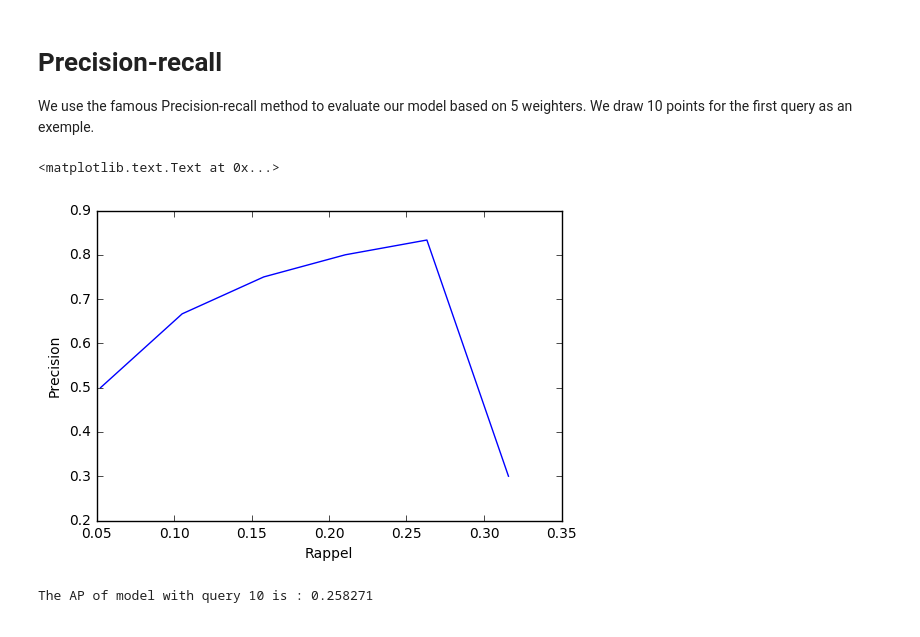
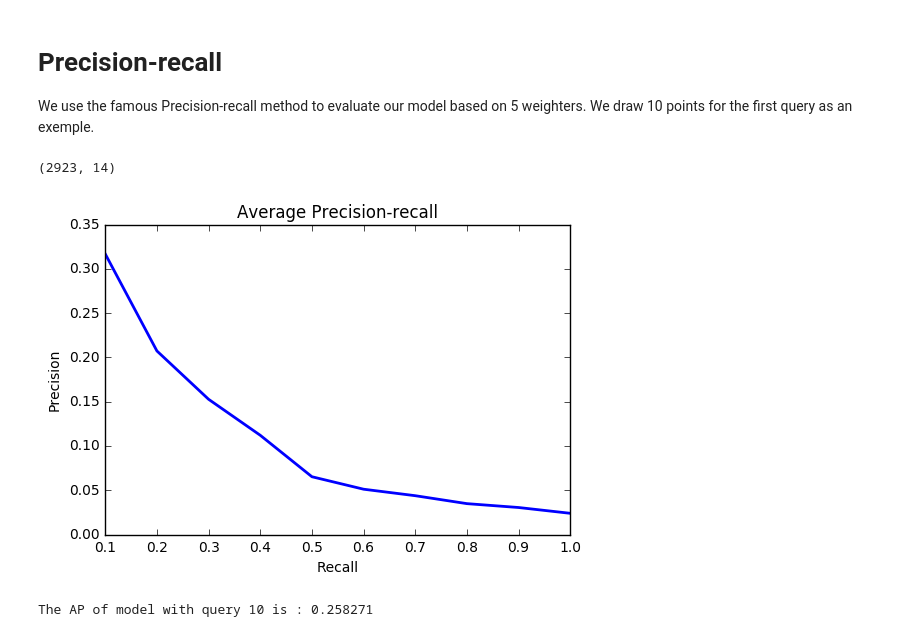
Before and after one commit to dexterju27/Information_Search, a Jupyter notebook: Report.ipynb, the cells around one changed output. Saved outputs shown, nothing was run; the diff lists cells and outputs as text; code cells hidden in the pictures.

```diff
--- a/Report.ipynb
+++ b/Report.ipynb
@@ -104,19 +110,37 @@ result[0]
 # %% [markdown]
 # Precision-recall
 We use the famous Precision-recall method to evaluate our model based on 5 weighters. We draw 10 points for the first query as an exemple.
-# %%
-irlists[10].list = model.getRanking(irlists[10].query.text)
-rater = PresitionRappel(20)
-scores = rater.eval(irlists[10])
-scores = sorted(scores.items(), key=operator.itemgetter(0))
-recall = [x[0] for x in scores]
-pre = [x[1] for x in scores]
-plt.plot(recall, pre)
-plt.xlabel("Rappel")
-plt.ylabel("Precision")
-# %% [output]
-<matplotlib.text.Text at 0x...>
-[figure, removed]
+# %%
+irlists[10].list = model.getRanking(irlists[10].query.text)
+print(irlists[10].list[0])
+rater_test = AccuracyRecall(10)
+avg = np.zeros(10)
+count = 0
+# average p-recall
+for each in irlists:
+    each.list = model.getRanking(each.query.text)
+    scores = rater_test.eval(each)
+    if scores == None:
+        continue
+    avg += scores
+    count += 1
+avg = avg / count
+
+
+x = []
+y = []
+for  i in range(1,11,1):
+    j =i/10.
+    y.append(avg[i-1])
+    x.append(j)
+plt.plot(x, y, linewidth=2.0)
+plt.xlabel("Recall")
+plt.ylabel("Precision")
+plt.title("Average Precision-recall")
+plt.show()
+# %% [output]
+(2923, 14)
+[figure, added]
 # %%
 rater = AP(20)
 printf("The AP of model with query 10 is : %f", rater.eval(irlists[10]))
```
Also changed, not shown: parts of 28 cells of this notebook, 7 other files.
